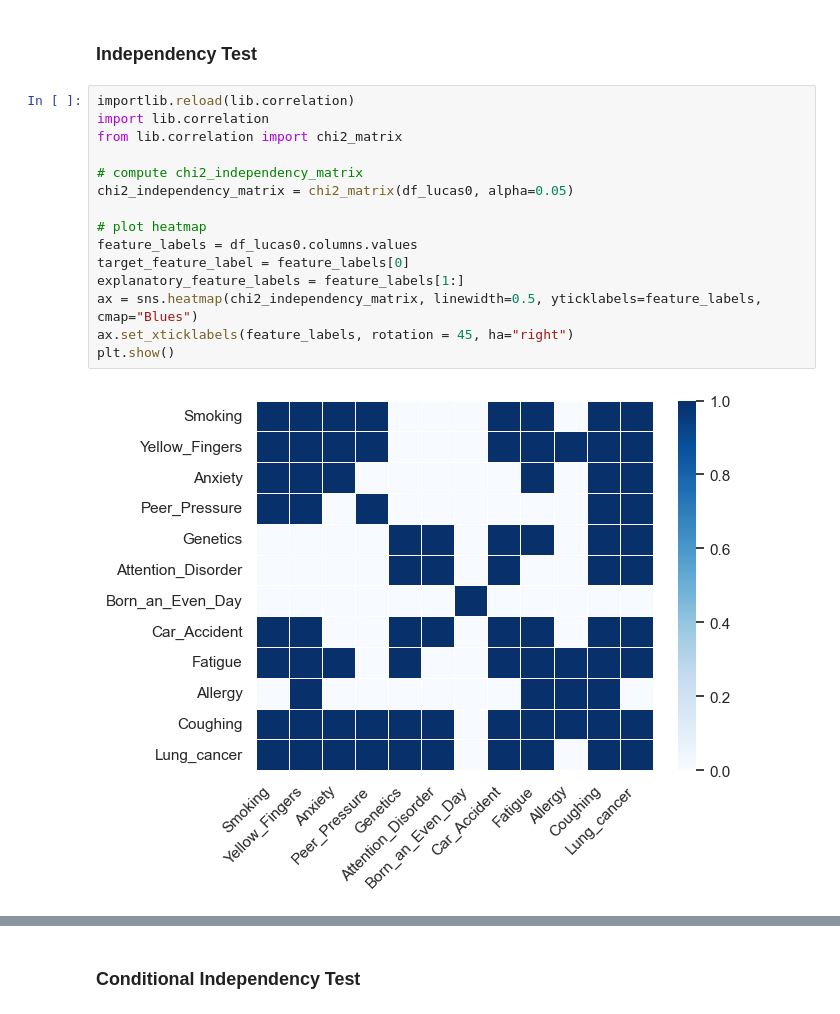
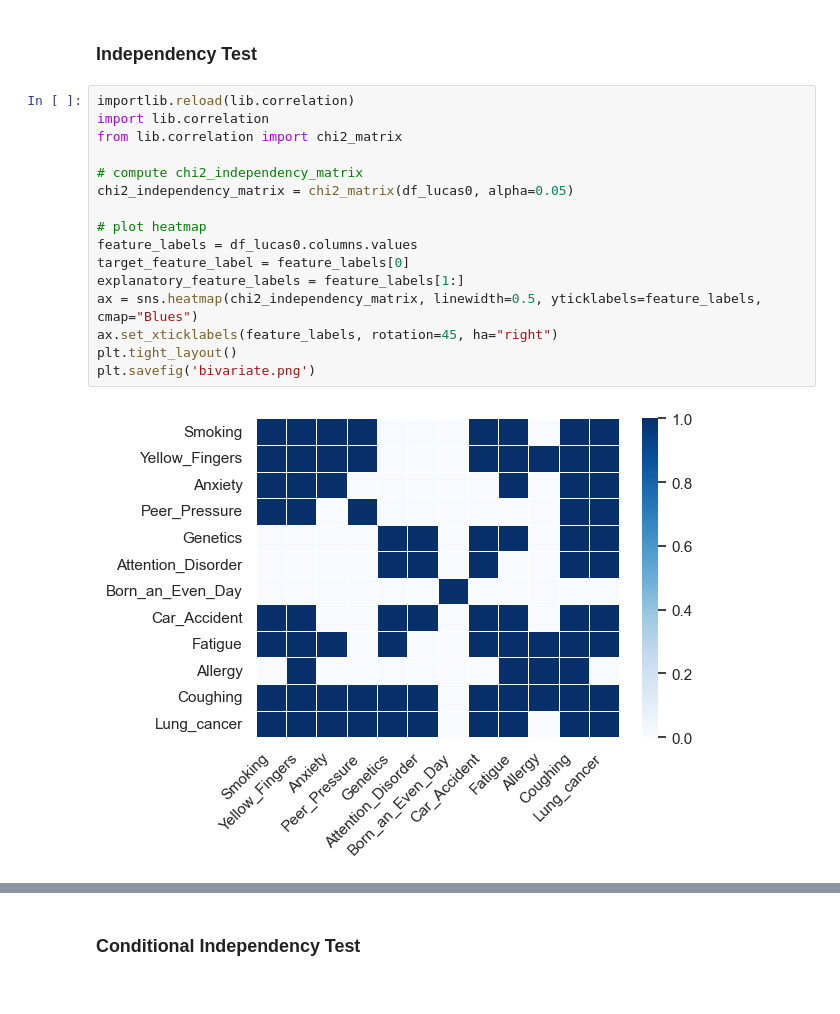
Before and after one commit to ymurong/CDS, a Jupyter notebook: LUCAS/2.EDA.ipynb, the cells around one changed output, grey strips where cells are left out. Saved outputs shown, nothing was run; the diff lists cells and outputs as text.

```diff
--- a/LUCAS/2.EDA.ipynb
+++ b/LUCAS/2.EDA.ipynb
@@ -98,18 +127,19 @@ for i in range(nb_features - 1):
 # %%
 importlib.reload(lib.correlation)
 import lib.correlation
 from lib.correlation import chi2_matrix
 
 # compute chi2_independency_matrix
 chi2_independency_matrix = chi2_matrix(df_lucas0, alpha=0.05)
 
 # plot heatmap
 feature_labels = df_lucas0.columns.values
 target_feature_label = feature_labels[0]
 explanatory_feature_labels = feature_labels[1:]
 ax = sns.heatmap(chi2_independency_matrix, linewidth=0.5, yticklabels=feature_labels, cmap="Blues")
-ax.set_xticklabels(feature_labels, rotation = 45, ha="right")
-plt.show()
+ax.set_xticklabels(feature_labels, rotation=45, ha="right")
+plt.tight_layout()
+plt.savefig('bivariate.png')
 # %% [output]
-[figure, old version]
+[figure, new version]
 # %%
```
Also changed, not shown: parts of 13 cells of this notebook, 15 other files.
